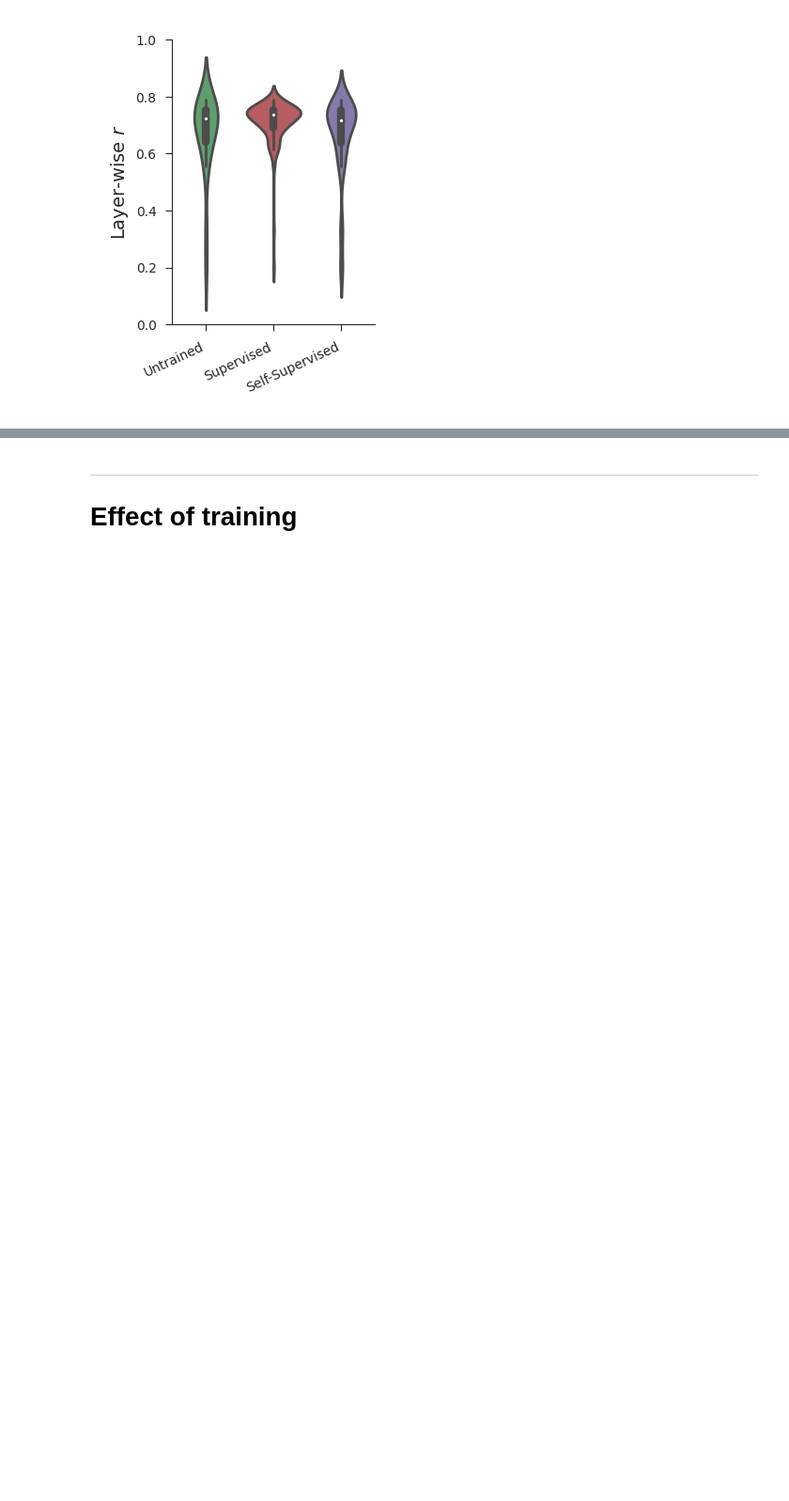
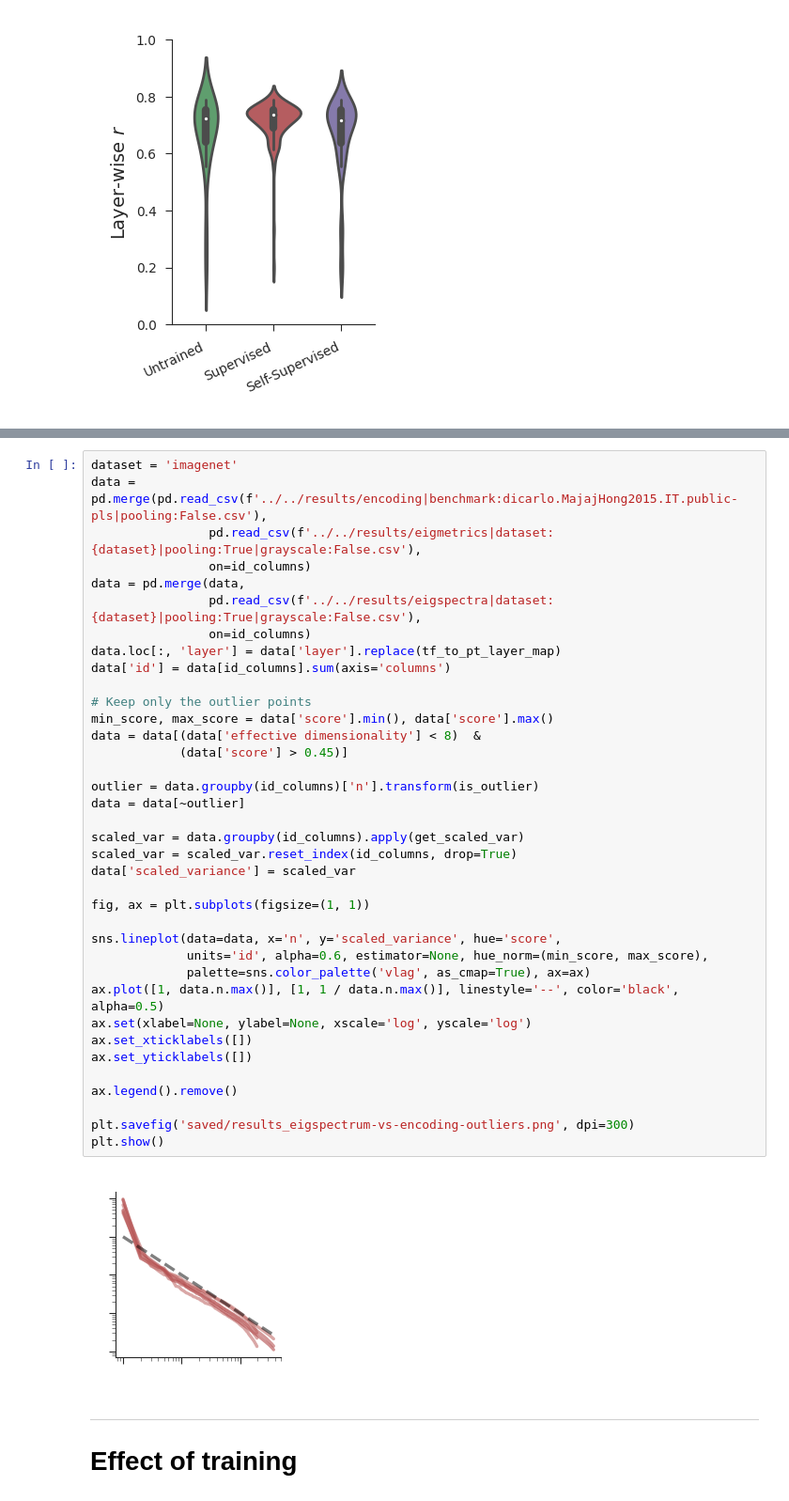
Before and after one commit to EricElmoznino/encoder_dimensionality, a Jupyter notebook: figures/manuscript/results.ipynb, the cells around one changed output, grey strips where cells are left out. Shown at 94% size. Drawn from its saved outputs; the diff is of its cells as text; blank space fills up the shorter version.

```diff
--- a/figures/manuscript/results.ipynb
+++ b/figures/manuscript/results.ipynb
@@ -145,3 +265,42 @@ plt.show()
+# %%
+dataset = 'imagenet'
+data = pd.merge(pd.read_csv(f'../../results/encoding|benchmark:dicarlo.MajajHong2015.IT.public-pls|pooling:False.csv'),
+                pd.read_csv(f'../../results/eigmetrics|dataset:{dataset}|pooling:True|grayscale:False.csv'),
+                on=id_columns)
+data = pd.merge(data,
+                pd.read_csv(f'../../results/eigspectra|dataset:{dataset}|pooling:True|grayscale:False.csv'),
+                on=id_columns)
+data.loc[:, 'layer'] = data['layer'].replace(tf_to_pt_layer_map)
+data['id'] = data[id_columns].sum(axis='columns')
+
+# Keep only the outlier points
+min_score, max_score = data['score'].min(), data['score'].max()
+data = data[(data['effective dimensionality'] < 8)  &
+            (data['score'] > 0.45)]
+
+outlier = data.groupby(id_columns)['n'].transform(is_outlier)
+data = data[~outlier]
+
+scaled_var = data.groupby(id_columns).apply(get_scaled_var)
+scaled_var = scaled_var.reset_index(id_columns, drop=True)
+data['scaled_variance'] = scaled_var
+
+fig, ax = plt.subplots(figsize=(1, 1))
+
+sns.lineplot(data=data, x='n', y='scaled_variance', hue='score',
+             units='id', alpha=0.6, estimator=None, hue_norm=(min_score, max_score),
+             palette=sns.color_palette('vlag', as_cmap=True), ax=ax)
+ax.plot([1, data.n.max()], [1, 1 / data.n.max()], linestyle='--', color='black', alpha=0.5)
+ax.set(xlabel=None, ylabel=None, xscale='log', yscale='log')
+ax.set_xticklabels([])
+ax.set_yticklabels([])
+
+ax.legend().remove()
+
+plt.savefig('saved/results_eigspectrum-vs-encoding-outliers.png', dpi=300)
+plt.show()
+# %% [output]
+[figure, added]
 # %% [markdown]
 ---
 # Effect of training
```
Also changed, not shown: parts of 6 cells of this notebook, 4 other files.
